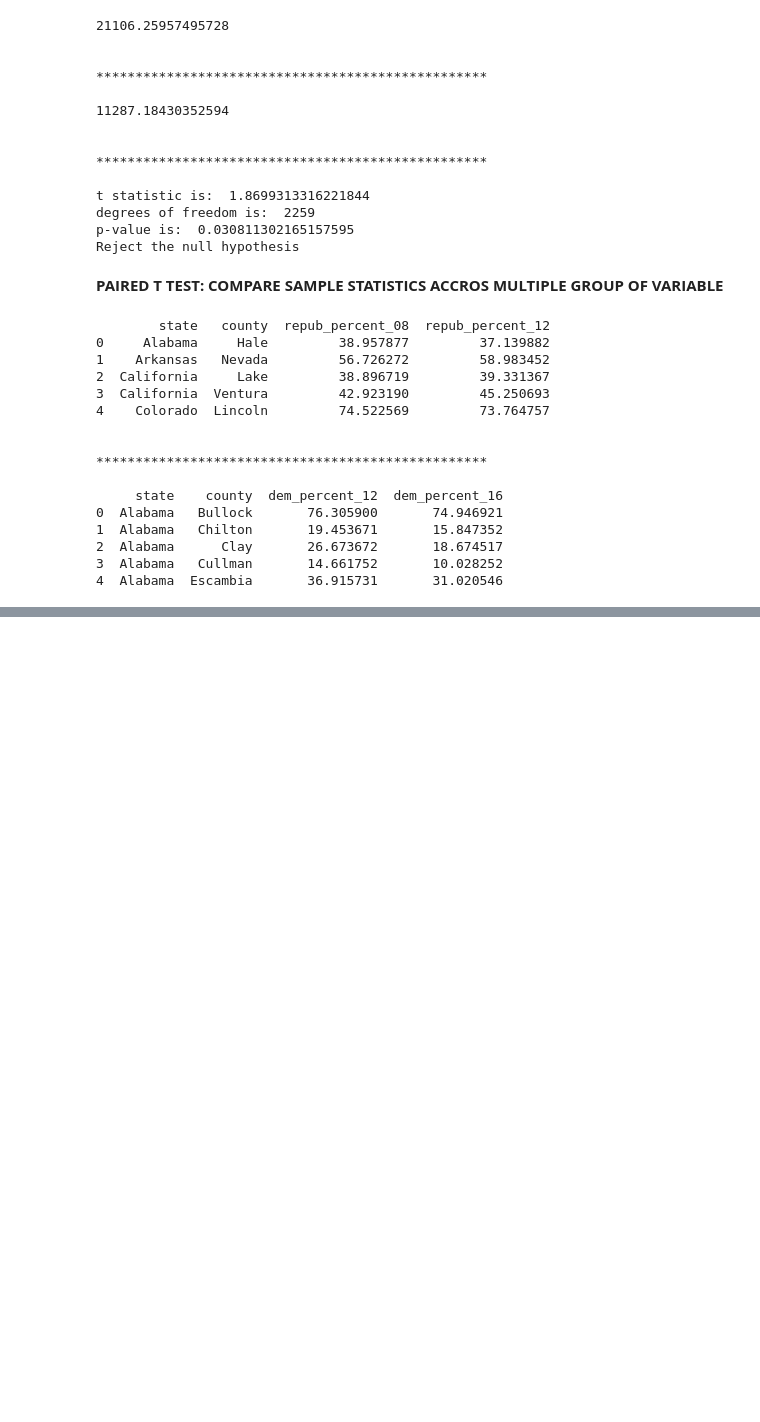
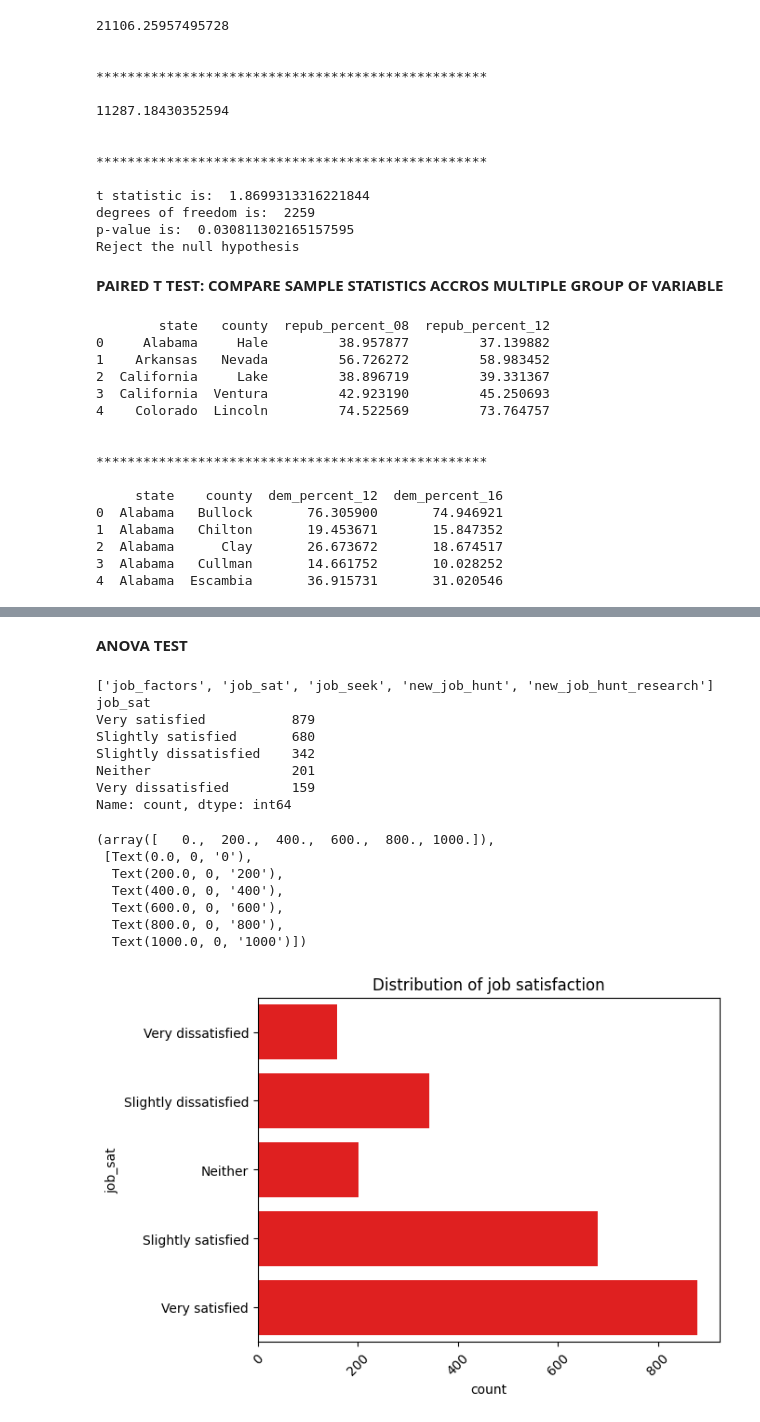
Before and after one commit to f2alab/datacamptraining, a Jupyter notebook: hypothesis_testing.ipynb, the cells around one changed output, grey strips where cells are left out. Cells and saved outputs as stored; diff of their text form; code cells hidden in the pictures; blank space fills up the shorter version.

```diff
--- a/hypothesis_testing.ipynb
+++ b/hypothesis_testing.ipynb
@@ -207,0 +343,33 @@ print(dem_12_16.head())
+# %% [markdown]
+**ANOVA TEST**
+# %%
+data.columns
+print(search_string_in_columns(df=data, search_string='job'))
+
+# MAKE ANOVA TEST WITH job_sat COLUMN
+# job_sat = 'job_satisfaction'
+job_sat = 'job_sat'
+print(data[job_sat].value_counts(sort=True))
+
+#Visualize the data
+# sns.histplot(data[job_sat], bins=20, kde=True)
+sns.countplot( data[job_sat], color='red')
+plt.title('Distribution of job satisfaction')
+plt.xticks(rotation=45)
+# %% [output]
+['job_factors', 'job_sat', 'job_seek', 'new_job_hunt', 'new_job_hunt_research']
+job_sat
+Very satisfied           879
+Slightly satisfied       680
+Slightly dissatisfied    342
+Neither                  201
+Very dissatisfied        159
+Name: count, dtype: int64
+(array([   0.,  200.,  400.,  600.,  800., 1000.]),
+ [Text(0.0, 0, '0'),
+  Text(200.0, 0, '200'),
+  Text(400.0, 0, '400'),
+  Text(600.0, 0, '600'),
+  Text(800.0, 0, '800'),
+  Text(1000.0, 0, '1000')])
+[figure, added]
```
Also changed, not shown: parts of 24 cells of this notebook, 3 other files.
